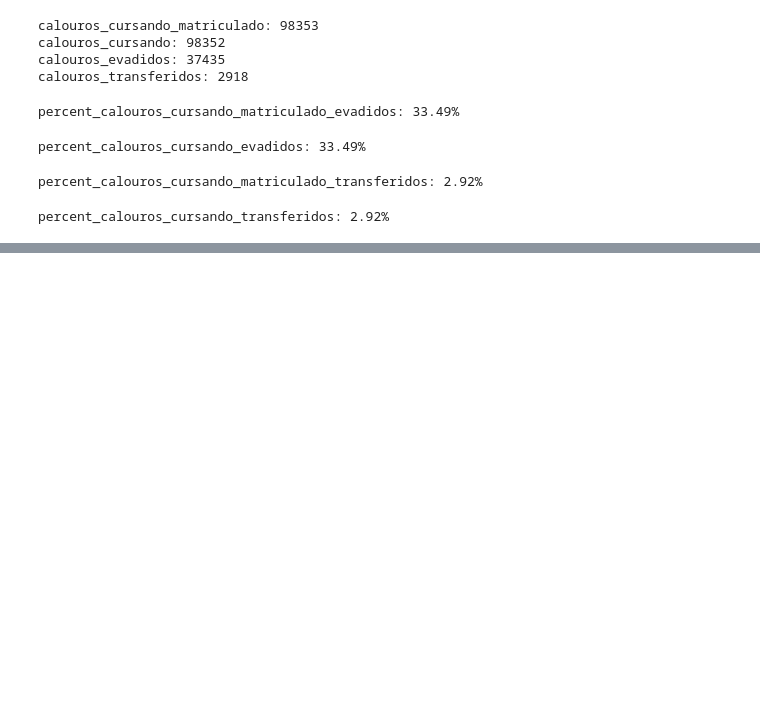
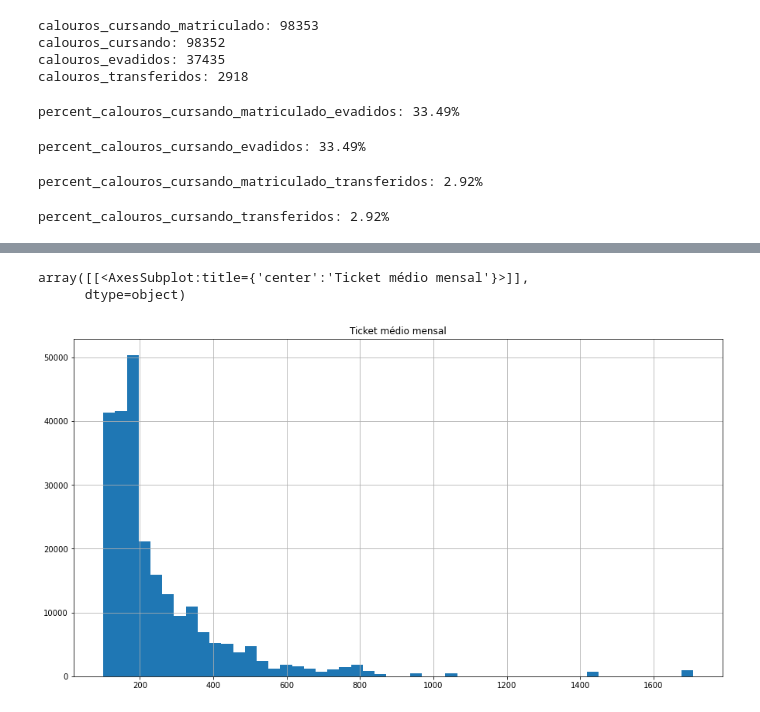
Before and after one commit to BrunoASNascimento/teste_kroton_covid_ds, a Jupyter notebook: analysis.ipynb, the cells around one changed output, grey strips where cells are left out. Saved outputs shown, nothing was run; the diff lists cells and outputs as text; code cells hidden in the pictures; blank space fills up the shorter version.

Commit message:
Add hist ticket

```diff
--- a/analysis.ipynb
+++ b/analysis.ipynb
@@ -114,3 +115,6 @@ percent_calouros_cursando_transferidos = diff_cursando_transferidos/calouros_cur
 print(f'percent_calouros_cursando_transferidos: {round(100*percent_calouros_cursando_transferidos,2)}%')
 # %% [output]
 percent_calouros_cursando_transferidos: 2.92%
+# %%
+df_base_calouros_with_curso = pd.merge(df_base_calouros,df_aux_curso,how='left',on='CODIGO_CURSO')
+df_base_calouros_with_curso.head()
@@ -116,0 +128,6 @@ percent_calouros_cursando_transferidos: 2.92%
+# %%
+df_base_calouros_with_curso.hist(column='Ticket médio mensal',bins=50,figsize=(15,8))
+# %% [output]
+array([[<AxesSubplot:title={'center':'Ticket médio mensal'}>]],
+      dtype=object)
+[figure, added]
```
Also changed, not shown: parts of 2 cells of this notebook, 4 other files.
